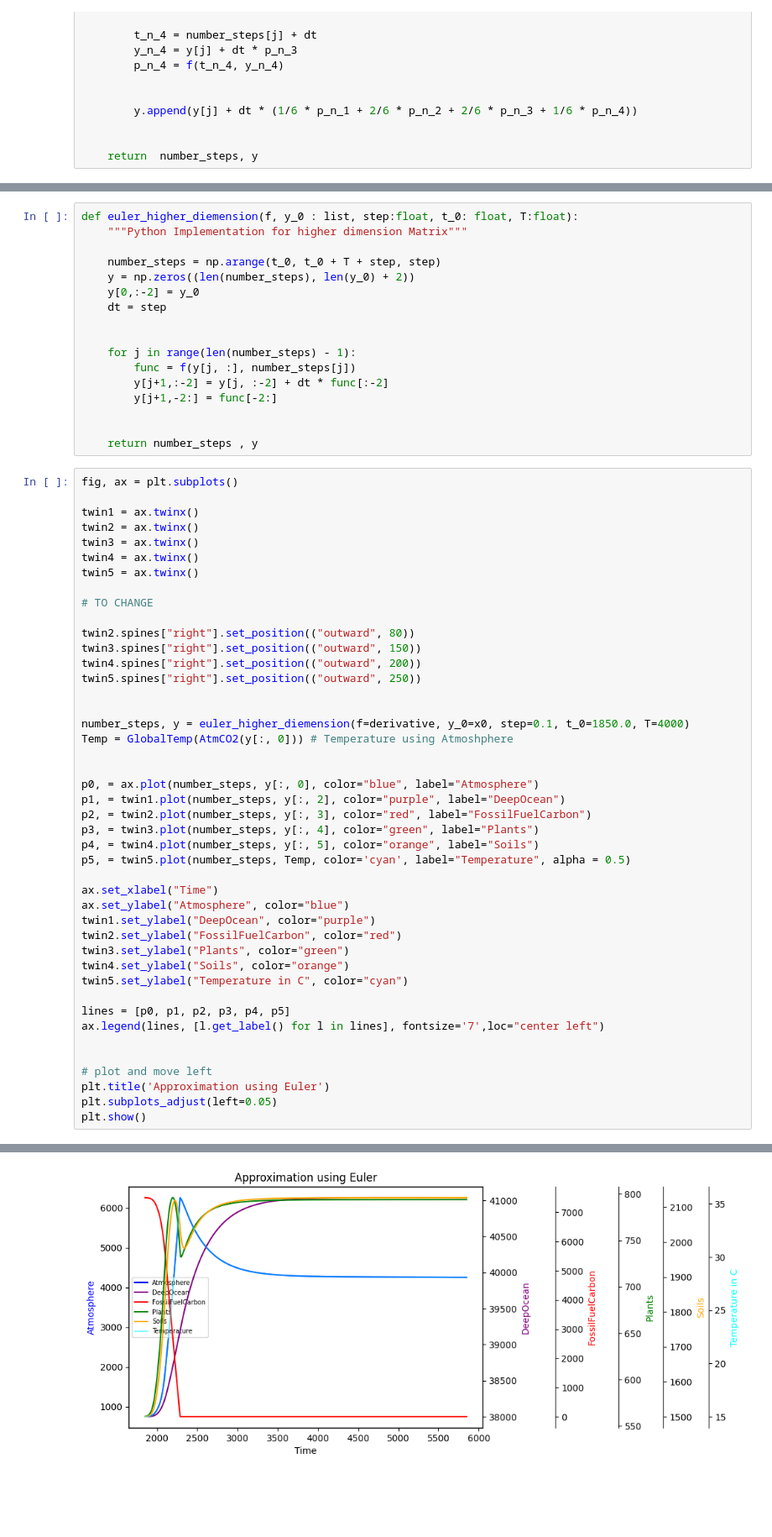
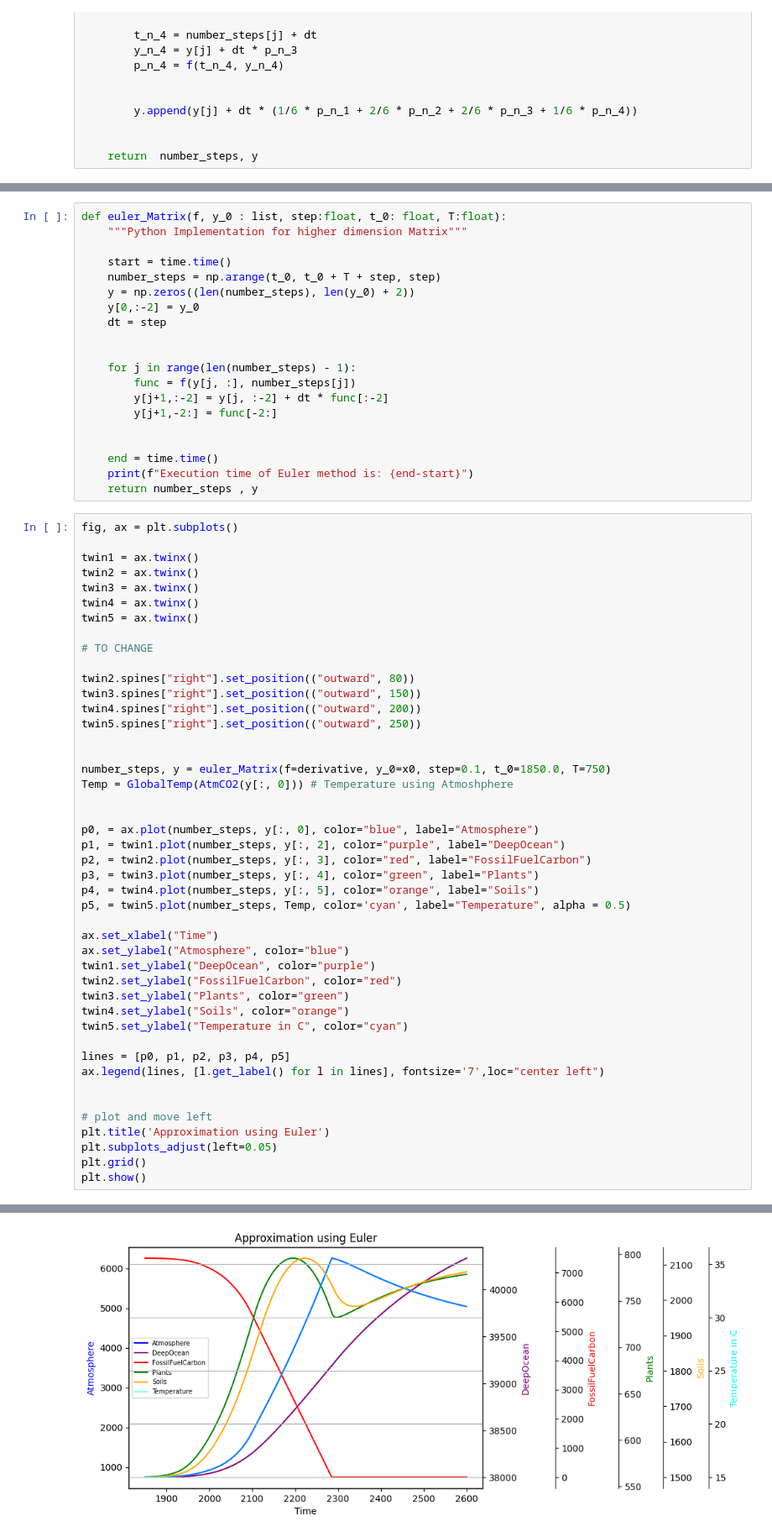
Before and after one commit to KHOUTAIBI/NumericalAnalysis, a Jupyter notebook: python/climate.ipynb, the cells around one changed output, grey strips where cells are left out. Shown at 84% size. Saved outputs shown, nothing was run; the diff lists cells and outputs as text; blank space fills up the shorter version.

```diff
--- a/python/climate.ipynb
+++ b/python/climate.ipynb
@@ -86,9 +91,10 @@ plt.show()
 # %% [output]
 [figure]
 # %%
-def euler_higher_diemension(f, y_0 : list, step:float, t_0: float, T:float):
+def euler_Matrix(f, y_0 : list, step:float, t_0: float, T:float):
     """Python Implementation for higher dimension Matrix"""
 
+    start = time.time()
     number_steps = np.arange(t_0, t_0 + T + step, step)
     y = np.zeros((len(number_steps), len(y_0) + 2))
     y[0,:-2] = y_0
@@ -101,6 +107,8 @@ def euler_higher_diemension(f, y_0 : list, step:float, t_0: float, T:float):
         y[j+1,-2:] = func[-2:]
 
 
+    end = time.time()
+    print(f"Execution time of Euler method is: {end-start}")
     return number_steps , y
 # %%
 fig, ax = plt.subplots()
@@ -119,7 +127,7 @@ twin4.spines["right"].set_position(("outward", 200))
 twin5.spines["right"].set_position(("outward", 250))
 
 
-number_steps, y = euler_higher_diemension(f=derivative, y_0=x0, step=0.1, t_0=1850.0, T=4000)
+number_steps, y = euler_Matrix(f=derivative, y_0=x0, step=0.1, t_0=1850.0, T=750)
 Temp = GlobalTemp(AtmCO2(y[:, 0])) # Temperature using Atmoshphere
 
 
@@ -145,5 +153,6 @@ ax.legend(lines, [l.get_label() for l in lines], fontsize='7',loc="center left")
 # plot and move left
 plt.title('Approximation using Euler')
 plt.subplots_adjust(left=0.05)
+plt.grid()
 plt.show()
 # %% [output]
@@ -150 +160 @@ plt.show()
-[figure, old version]
+[figure, new version]
```
Also changed, not shown: parts of 9 cells of this notebook.
